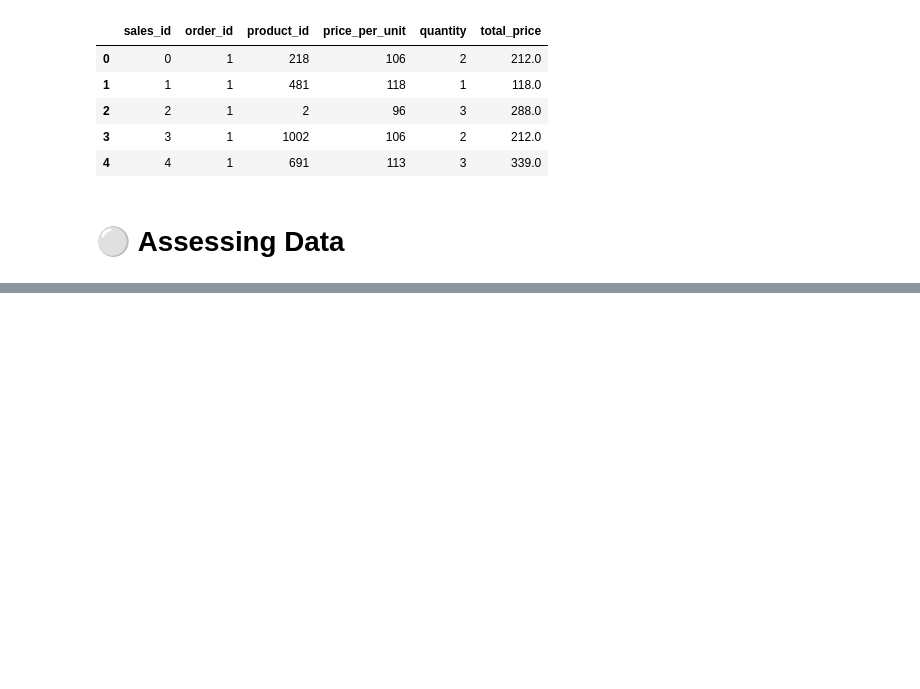
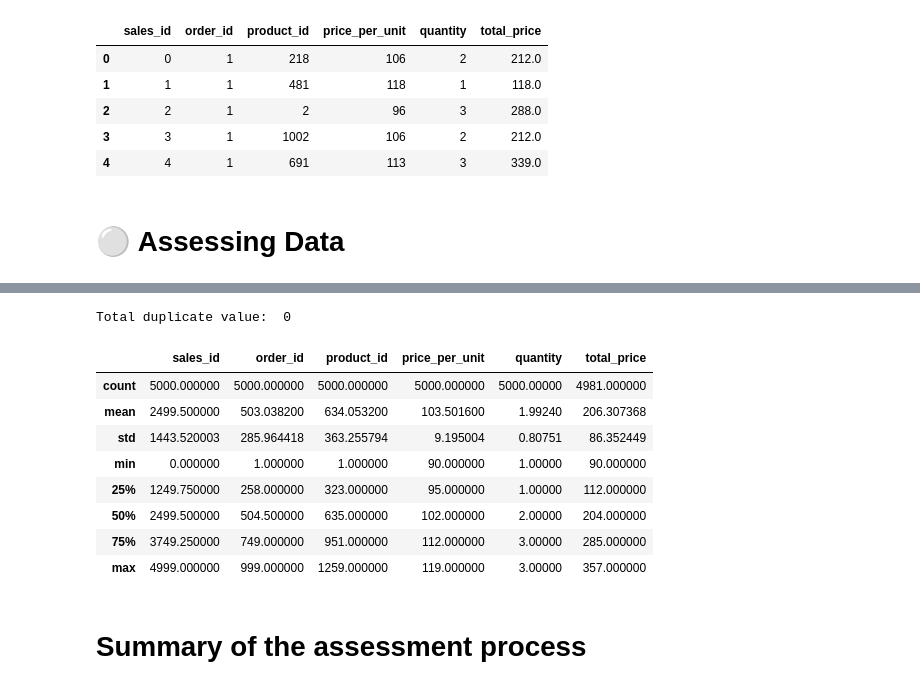
Before and after one commit to stefansphtr/Exercise-Project-Data-Analysis, a Jupyter notebook: Project.ipynb, the cells around one changed output, grey strips where cells are left out. Drawn from its saved outputs; the diff is of its cells as text; code cells hidden in the pictures; blank space fills up the shorter version.

Commit message:
Finished assessment process

```diff
--- a/Project.ipynb
+++ b/Project.ipynb
@@ -100,0 +317,19 @@ sales_df.head()
+# %%
+# Check duplicate values in table sales
+
+print("Total duplicate value: ", sales_df.duplicated().sum())
+
+sales_df.describe()
+# %% [output]
+Total duplicate value:  0
+|  | sales_id | order_id | product_id | price_per_unit | quantity | total_price |
+| count | 5000.000000 | 5000.000000 | 5000.000000 | 5000.000000 | 5000.00000 | 4981.000000 |
+| mean | 2499.500000 | 503.038200 | 634.053200 | 103.501600 | 1.99240 | 206.307368 |
+| std | 1443.520003 | 285.964418 | 363.255794 | 9.195004 | 0.80751 | 86.352449 |
+| min | 0.000000 | 1.000000 | 1.000000 | 90.000000 | 1.00000 | 90.000000 |
+| 25% | 1249.750000 | 258.000000 | 323.000000 | 95.000000 | 1.00000 | 112.000000 |
+| 50% | 2499.500000 | 504.500000 | 635.000000 | 102.000000 | 2.00000 | 204.000000 |
+| 75% | 3749.250000 | 749.000000 | 951.000000 | 112.000000 | 3.00000 | 285.000000 |
+| max | 4999.000000 | 999.000000 | 1259.000000 | 119.000000 | 3.00000 | 357.000000 |
+# %% [markdown]
+# Summary of the assessment process
```
Also changed, not shown: parts of 19 cells of this notebook.
